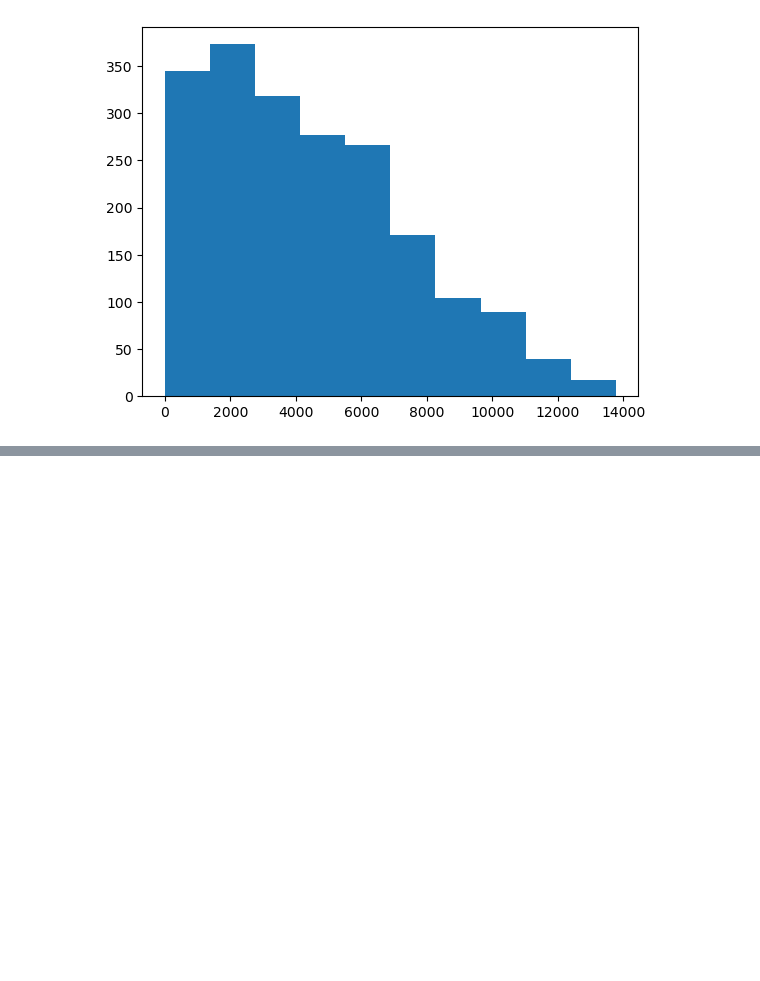
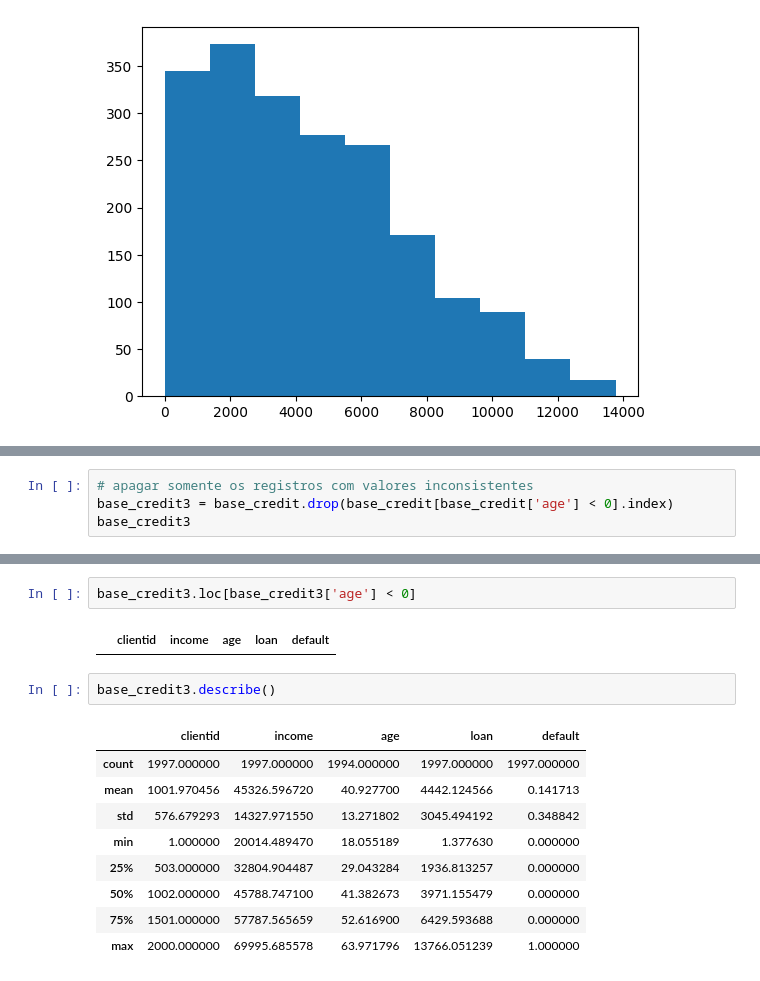
Before and after one commit to gzangalli/Machine-Learning, a Jupyter notebook: Classificação/Pré-processamento de dados/credit_risk.ipynb, the cells around one changed output, grey strips where cells are left out. Drawn from its saved outputs; the diff is of its cells as text; blank space fills up the shorter version.

```diff
--- a/Classificação/Pré-processamento de dados/credit_risk.ipynb
+++ b/Classificação/Pré-processamento de dados/credit_risk.ipynb
@@ -112,0 +146,4 @@ AttributeError: 'DataFrame' object has no attribute 'iteritems'
+# %%
+# apagar somente os registros com valores inconsistentes
+base_credit3 = base_credit.drop(base_credit[base_credit['age'] < 0].index)
+base_credit3
@@ -112,0 +171,16 @@ AttributeError: 'DataFrame' object has no attribute 'iteritems'
+# %%
+base_credit3.loc[base_credit3['age'] < 0]
+# %% [output]
+|  | clientid | income | age | loan | default |
+# %%
+base_credit3.describe()
+# %% [output]
+|  | clientid | income | age | loan | default |
+| count | 1997.000000 | 1997.000000 | 1994.000000 | 1997.000000 | 1997.000000 |
+| mean | 1001.970456 | 45326.596720 | 40.927700 | 4442.124566 | 0.141713 |
+| std | 576.679293 | 14327.971550 | 13.271802 | 3045.494192 | 0.348842 |
+| min | 1.000000 | 20014.489470 | 18.055189 | 1.377630 | 0.000000 |
+| 25% | 503.000000 | 32804.904487 | 29.043284 | 1936.813257 | 0.000000 |
+| 50% | 1002.000000 | 45788.747100 | 41.382673 | 3971.155479 | 0.000000 |
+| 75% | 1501.000000 | 57787.565659 | 52.616900 | 6429.593688 | 0.000000 |
+| max | 2000.000000 | 69995.685578 | 63.971796 | 13766.051239 | 1.000000 |
```
Also changed, not shown: parts of 16 cells of this notebook.
